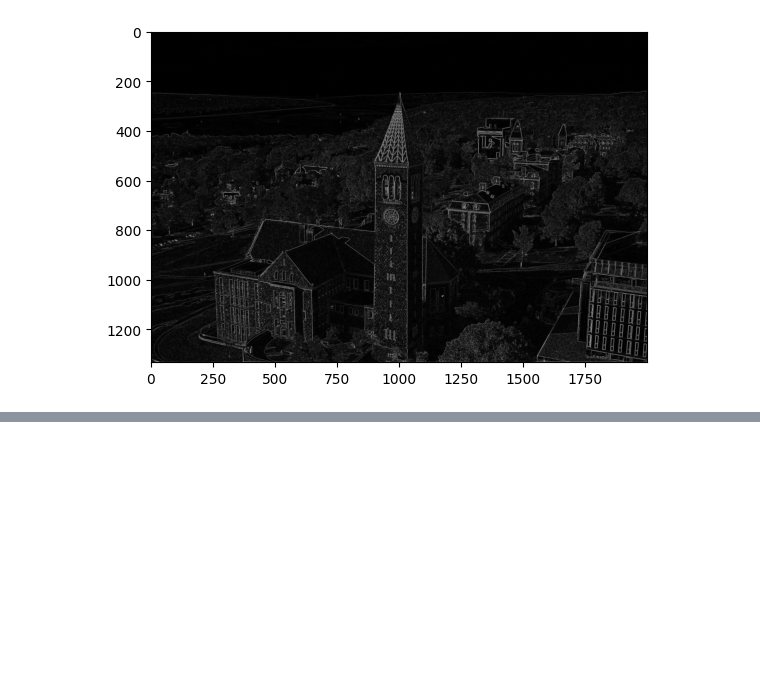
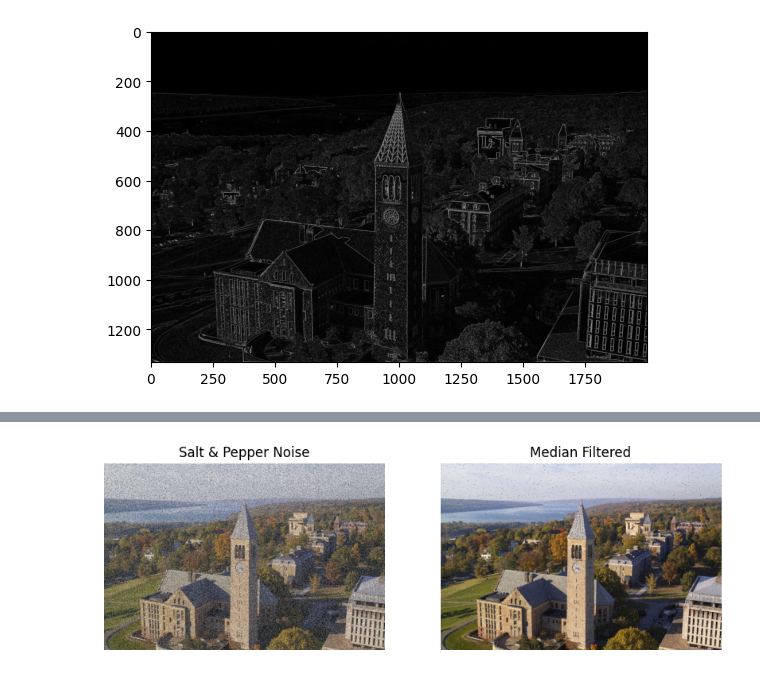
Before and after one commit to Angelina010/image-compression, a Jupyter notebook: image_processing.ipynb, the cells around one changed output, grey strips where cells are left out. Cells and saved outputs as stored; diff of their text form; code cells hidden in the pictures; blank space fills up the shorter version.

```diff
--- a/image_processing.ipynb
+++ b/image_processing.ipynb
@@ -87,0 +172,18 @@ plt.imsave('edge_detected_img.png', edge_dectected, cmap='gray')
+# %%
+# Create a side-by-side plot
+fig, axes = plt.subplots(1, 2, figsize=(10, 5))
+
+# Show the noisy image
+axes[0].imshow(noise_img, cmap='gray')
+axes[0].set_title("Salt & Pepper Noise")
+axes[0].axis("off")
+
+# Show the filtered image
+axes[1].imshow(filtered, cmap='gray')
+axes[1].set_title("Median Filtered")
+axes[1].axis("off")
+
+# Save the figure
+plt.savefig("reducing_salt_pepper_noise.png", dpi=300, bbox_inches='tight')
+# %% [output]
+[figure, added]
```
Also changed, not shown: parts of 11 cells of this notebook, 1 other file.
